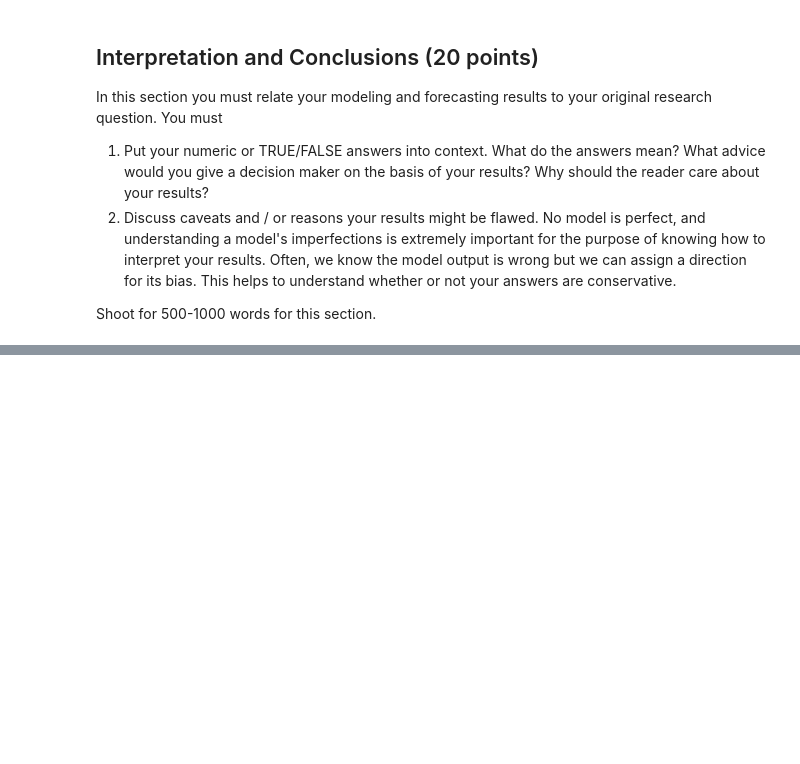
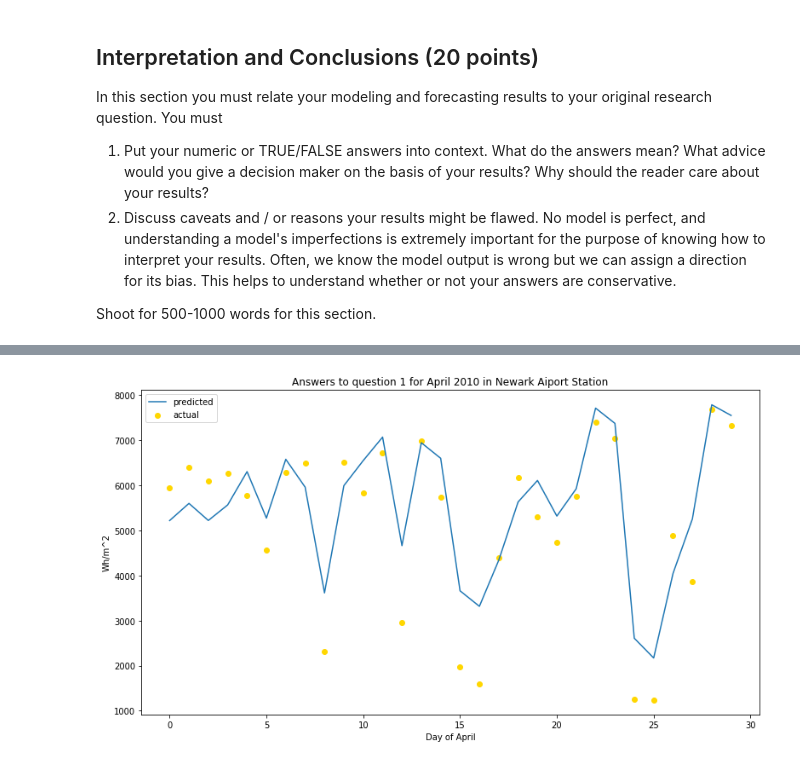
Before and after one commit to jackcsullivan/ER190C_final_proj, a Jupyter notebook: FinalProject.ipynb, the cells around one changed output, grey strips where cells are left out. Saved outputs shown, nothing was run; the diff lists cells and outputs as text; code cells hidden in the pictures; blank space fills up the shorter version.

```diff
--- a/FinalProject.ipynb
+++ b/FinalProject.ipynb
@@ -1117,8 +1117,8 @@ print('alpha:', lasso_model.alpha_)
 train_predicted = lasso_model.predict(X_train)
 print('train root mean squared error:', np.sqrt(mean_squared_error(train_predicted, y_train)))
 
-y_predict = lasso_model.predict(X_test)
-print('test root mean squared error:', np.sqrt(mean_squared_error(y_predict, y_test)))
+y_predict_lasso = lasso_model.predict(X_test)
+print('test root mean squared error:', np.sqrt(mean_squared_error(y_predict_lasso, y_test)))
 # %% [output]
 alpha: 0.0001
 train root mean squared error: 93.01993298987863
@@ -1204,0 +1208,7 @@ As we can see, the L2 regularization did little to help our model. Furthermore,
+# %%
+result = pd.DataFrame({
+    'actual': y_test,
+    'predicted': y_predict_lasso
+},index=X_test.index)
+result['date'] = [pd.to_datetime(i).date() for i in result.index]
+result.head()
@@ -1204,0 +1222,3 @@ As we can see, the L2 regularization did little to help our model. Furthermore,
+# %%
+lasso_daily = result.groupby('date').sum()
+daily.head()
@@ -1503,0 +1559,13 @@ Shoot for 500-1000 words for this section.
+# %%
+plt.figure(figsize=(13, 7))
+april_1 = pd.to_datetime('2010-04-01').date()
+april_30 = pd.to_datetime('2010-04-30').date()
+april = lasso_daily.loc[april_1:april_30]
+plt.scatter(range(len(april)), april['actual'], color='gold', label='actual')
+plt.plot(range(len(april)), april['predicted'], label='predicted')
+plt.legend()
+plt.xlabel('Day of April')
+plt.ylabel('Wh/m^2')
+plt.title('Answers to question 1 for April 2010 in Newark Aiport Station');
+# %% [output]
+[figure, added]
```
Also changed, not shown: parts of 51 cells of this notebook.
